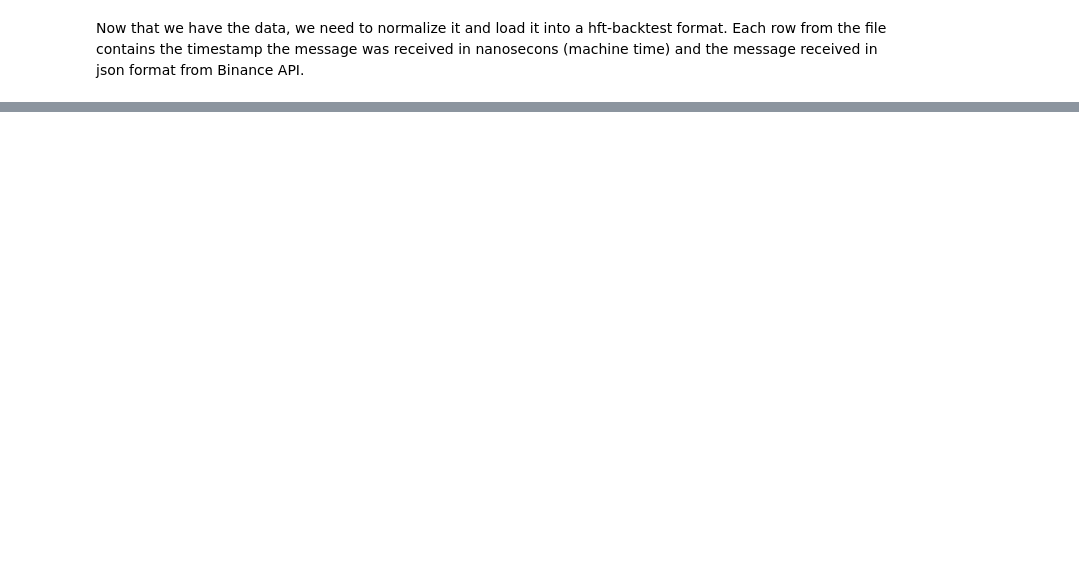
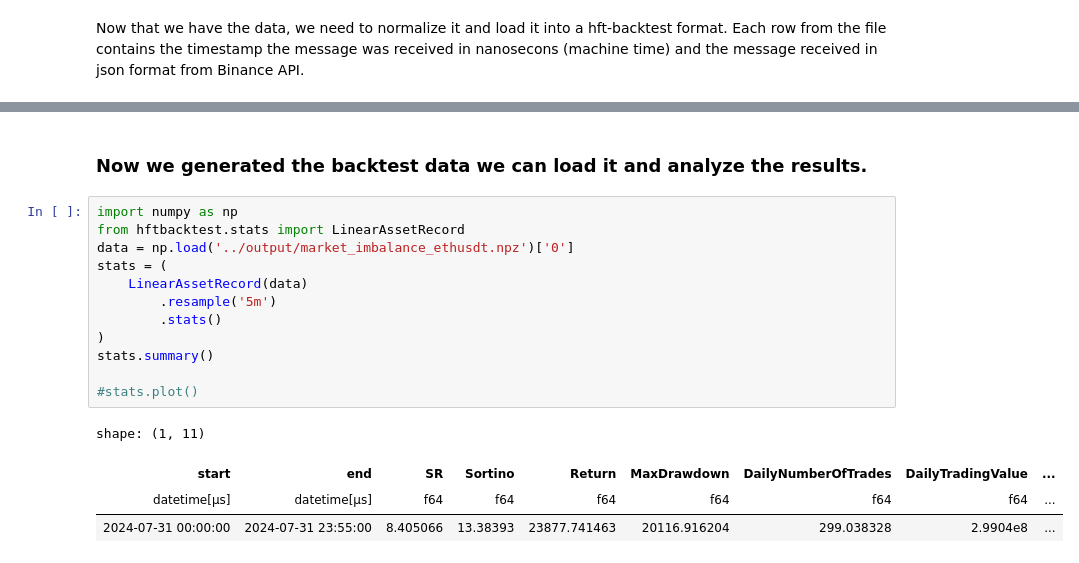
Before and after one commit to juanobligado/hft-backtest, a Jupyter notebook: python/exercise.ipynb, the cells around one changed output, grey strips where cells are left out. Drawn from its saved outputs; the diff is of its cells as text; blank space fills up the shorter version.

```diff
--- a/python/exercise.ipynb
+++ b/python/exercise.ipynb
@@ -45,0 +240,19 @@ b'1722346073029917967 {"stream":"ethusdt@bookTicker","data":{"e":"bookTicker","u
+# %% [markdown]
+### Now we generated the backtest data we can load it and analyze the results.
+# %%
+import numpy as np
+from hftbacktest.stats import LinearAssetRecord
+data = np.load('../output/market_imbalance_ethusdt.npz')['0']
+stats = (
+    LinearAssetRecord(data)
+        .resample('5m')
+        .stats()
+)
+stats.summary()
+
+#stats.plot()
+# %% [output]
+shape: (1, 11)
+| start | end | SR | Sortino | Return | MaxDrawdown | DailyNumberOfTrades | DailyTradingValue | ... |
+| datetime[μs] | datetime[μs] | f64 | f64 | f64 | f64 | f64 | f64 | ... |
+| 2024-07-31 00:00:00 | 2024-07-31 23:55:00 | 8.405066 | 13.38393 | 23877.741463 | 20116.916204 | 299.038328 | 2.9904e8 | ... |
```
Also changed, not shown: parts of 12 cells of this notebook, 6 other files.
